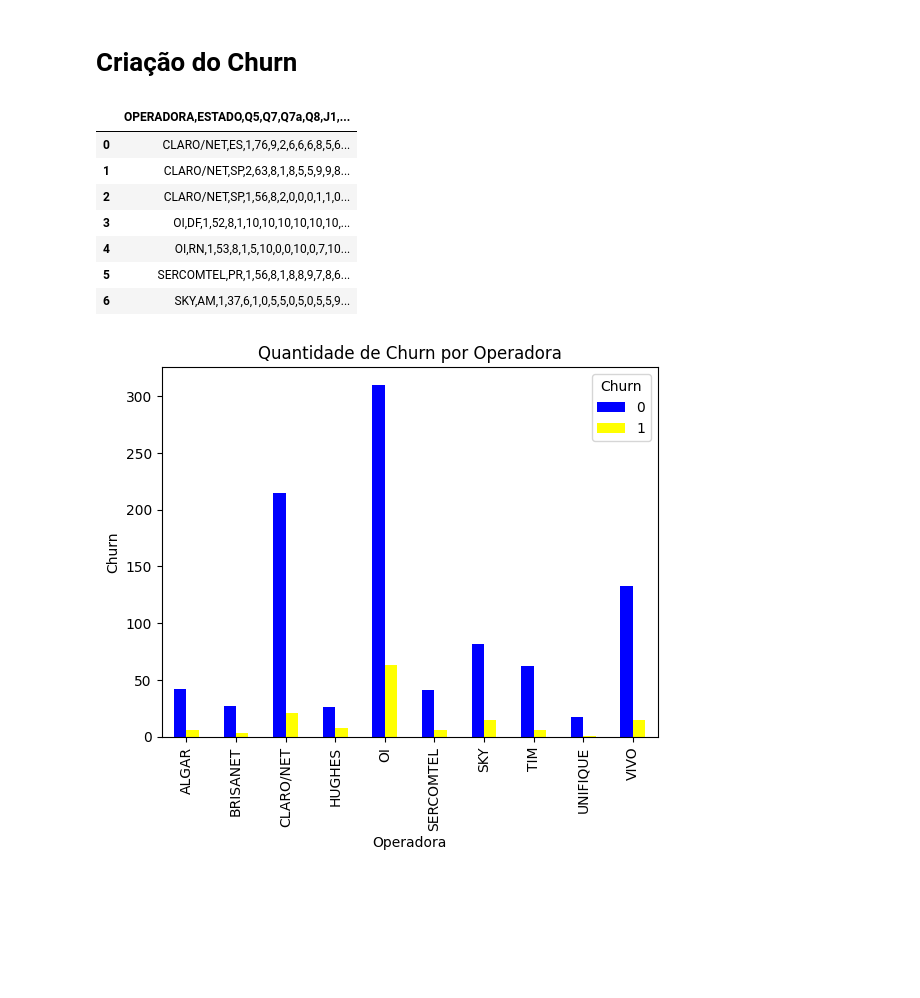
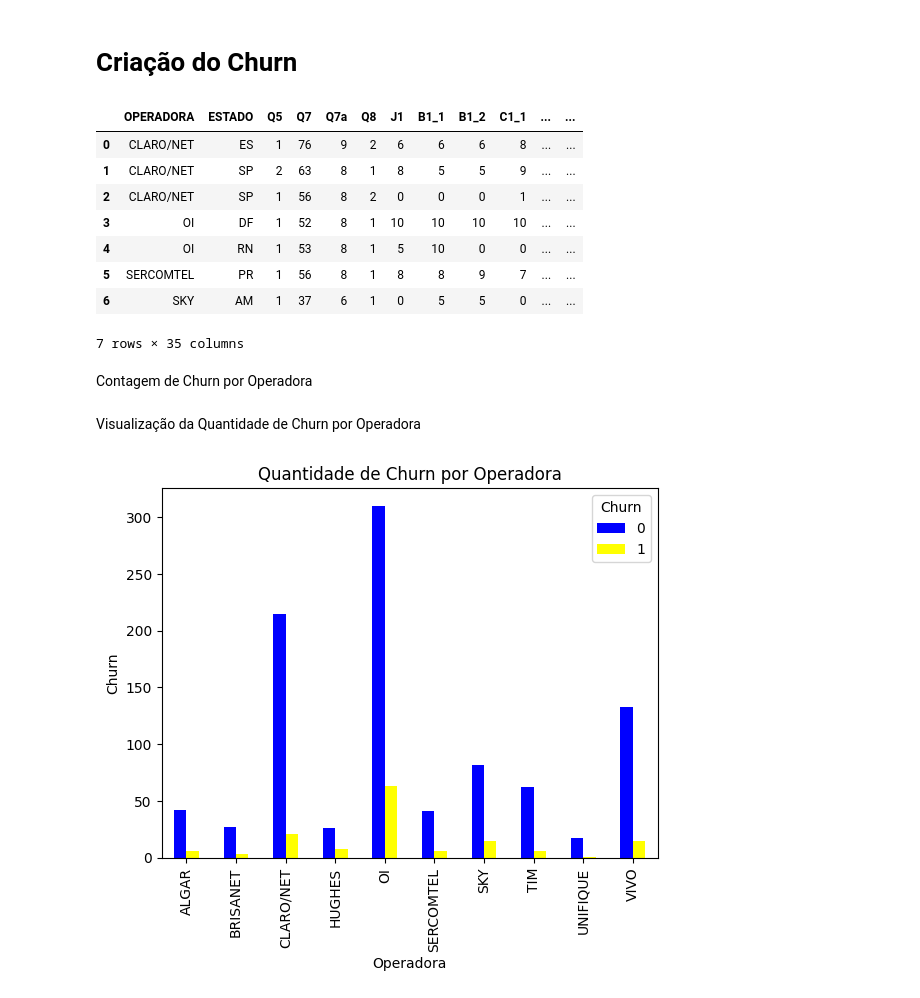
Before and after one commit to mheloisagalvao/projeto-ml, a Jupyter notebook: Projeto_THK.ipynb, the cells around one changed output. Drawn from its saved outputs; the diff is of its cells as text; code cells hidden in the pictures; blank space fills up the shorter version.

```diff
--- a/Projeto_THK.ipynb
+++ b/Projeto_THK.ipynb
@@ -384,19 +384,28 @@ import pandas as pd
 import matplotlib.pyplot as plt
 import seaborn as sns
 import numpy as np
+# %%
+url = "https://raw.githubusercontent.com/mheloisagalvao/projeto-ml/main/databaseChurnGold.csv"
+# %%
+df = pd.read_csv(url)
 # %%
-df2.head(7)
+df.head(7)
 # %% [output]
-|  | OPERADORA,ESTADO,Q5,Q7,Q7a,Q8,J1,... |
-| 0 | CLARO/NET,ES,1,76,9,2,6,6,6,8,5,6... |
-| 1 | CLARO/NET,SP,2,63,8,1,8,5,5,9,9,8... |
-| 2 | CLARO/NET,SP,1,56,8,2,0,0,0,1,1,0... |
-| 3 | OI,DF,1,52,8,1,10,10,10,10,10,10,... |
-| 4 | OI,RN,1,53,8,1,5,10,0,0,10,0,7,10... |
-| 5 | SERCOMTEL,PR,1,56,8,1,8,8,9,7,8,6... |
-| 6 | SKY,AM,1,37,6,1,0,5,5,0,5,0,5,5,9... |
+|  | OPERADORA | ESTADO | Q5 | Q7 | Q7a | Q8 | J1 | B1_1 | B1_2 | C1_1 | ... | ... |
+| 0 | CLARO/NET | ES | 1 | 76 | 9 | 2 | 6 | 6 | 6 | 8 | ... | ... |
+| 1 | CLARO/NET | SP | 2 | 63 | 8 | 1 | 8 | 5 | 5 | 9 | ... | ... |
+| 2 | CLARO/NET | SP | 1 | 56 | 8 | 2 | 0 | 0 | 0 | 1 | ... | ... |
+| 3 | OI | DF | 1 | 52 | 8 | 1 | 10 | 10 | 10 | 10 | ... | ... |
+| 4 | OI | RN | 1 | 53 | 8 | 1 | 5 | 10 | 0 | 0 | ... | ... |
+| 5 | SERCOMTEL | PR | 1 | 56 | 8 | 1 | 8 | 8 | 9 | 7 | ... | ... |
+| 6 | SKY | AM | 1 | 37 | 6 | 1 | 0 | 5 | 5 | 0 | ... | ... |
+7 rows × 35 columns
+# %% [markdown]
+Contagem de Churn por Operadora
 # %%
 contagem_churn = df.groupby('OPERADORA')['Churn'].value_counts().unstack().fillna(0)
+# %% [markdown]
+Visualização da Quantidade de Churn por Operadora
 # %%
 contagem_churn.plot(kind='bar', color=['blue', 'yellow'])
 
```
Also changed, not shown: parts of 4 cells of this notebook.
